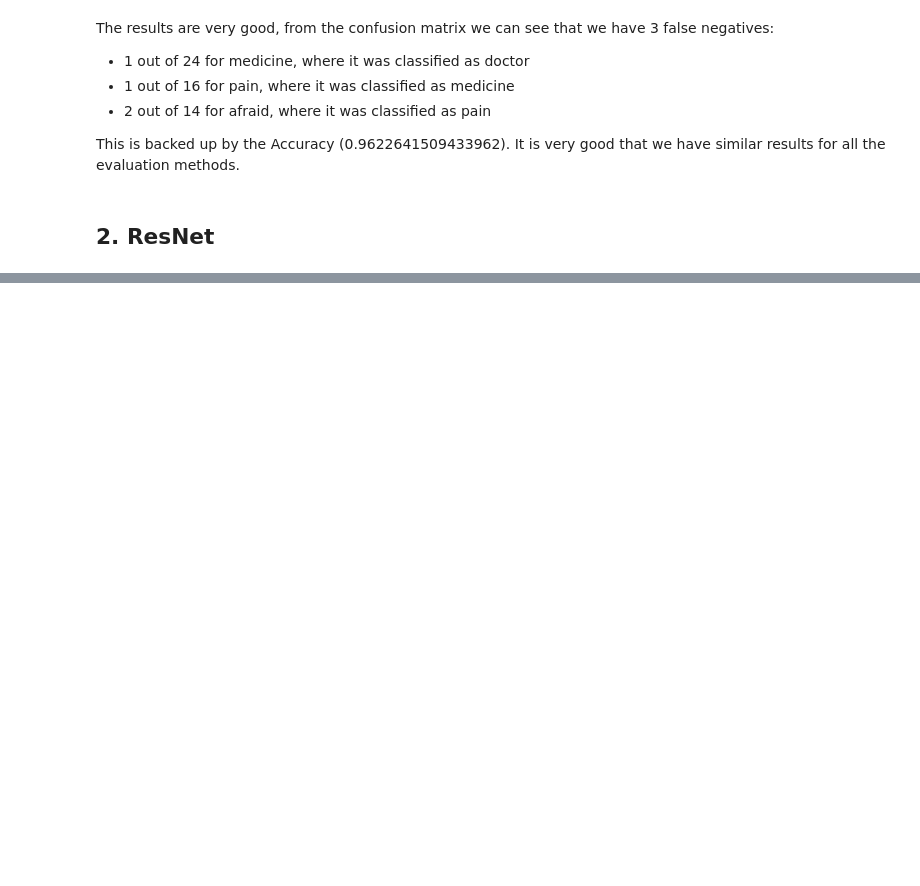
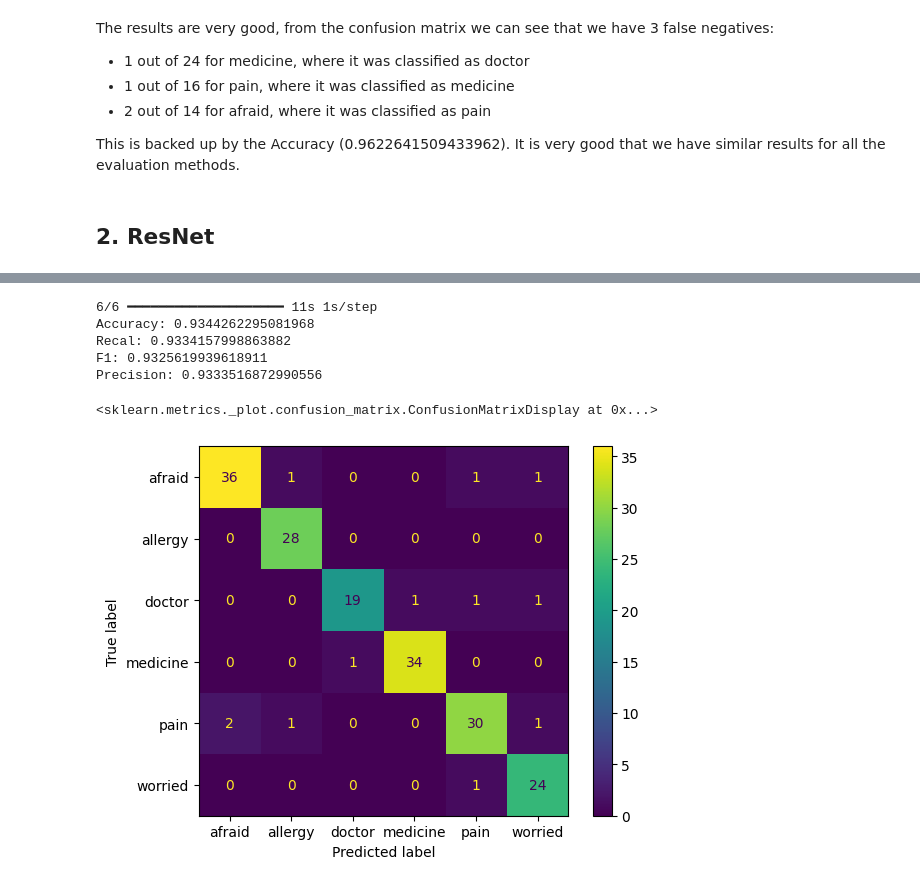
Before and after one commit to andreasZel/AIDL_A02_PROJECT_ZELIOS_ANDREAS, a Jupyter notebook: project_aidlA02_zelios_andreas_0142.ipynb, the cells around one changed output, grey strips where cells are left out. Drawn from its saved outputs; the diff is of its cells as text; code cells hidden in the pictures; blank space fills up the shorter version.

```diff
--- a/project_aidlA02_zelios_andreas_0142.ipynb
+++ b/project_aidlA02_zelios_andreas_0142.ipynb
@@ -710,0 +805,24 @@ This is mainly because I used frozen weights, so maybe resnet does not match my
+# %%
+resNet=ResNet50(weights='imagenet', include_top=False, input_shape=(224,224,3))
+
+for layer in resNet.layers[:-7]:
+    layer.trainable = False
+
+model_res = Sequential()
+model_res.add(resNet)
+
+model_res.add(Flatten())
+model_res.add(Dense(512, activation='relu'))
+model_res.add(Dropout(0.5))
+
+model_res.add(Dense(len(classes), activation='softmax'))
+
+learning_rate = 0.00001
+batch_size = 32
+epochs = 80
+
+adam = Adam(learning_rate=learning_rate)
+early_stop = EarlyStopping(monitor='val_loss', patience=20, restore_best_weights=True)
+save_model_res = ModelCheckpoint('best_model_res.h5', save_best_only=True, monitor='val_loss', mode='min', verbose=2)
+model_res.compile(loss='categorical_crossentropy', optimizer=adam, metrics=['accuracy'])
+history_res = model_res.fit(x_train_n, y_train_n, batch_size=batch_size, epochs=epochs, shuffle = True, verbose=1, validation_data=(x_val, y_val), callbacks=[save_model_res, early_stop])
@@ -710,0 +881,29 @@ This is mainly because I used frozen weights, so maybe resnet does not match my
+# %%
+history_res.model.load_weights('best_model_res.h5')
+
+predictionsres=history_res.model.predict(x_test)
+
+y_pred_classes = np.argmax(predictionsres, axis=1)
+y_true_classes = np.argmax(y_test, axis=1)
+
+accuracy=accuracy_score(y_true_classes, y_pred_classes)
+precision=precision_score(y_true_classes, y_pred_classes, average='macro')# added macro because of error in compile (multiclass)
+recall=recall_score(y_true_classes, y_pred_classes, average='macro')# added macro because of error in compile (multiclass)
+f1=f1_score(y_true_classes, y_pred_classes, average='macro')# added macro because of error in compile (multiclass)
+
+print(f"Accuracy: {accuracy}")
+print(f"Recal: {recall}")
+print(f"F1: {f1}") #f1 macro is what we want, micro is as accuracy
+print(f"Precision: {precision}")
+
+cm5 = confusion_matrix(y_true_classes, y_pred_classes)
+disp5 = ConfusionMatrixDisplay(confusion_matrix=cm5, display_labels=classes)
+disp5.plot()
+# %% [output]
+6/6 ━━━━━━━━━━━━━━━━━━━━ 11s 1s/step
+Accuracy: 0.9344262295081968
+Recal: 0.9334157998863882
+F1: 0.9325619939618911
+Precision: 0.9333516872990556
+<sklearn.metrics._plot.confusion_matrix.ConfusionMatrixDisplay at 0x...>
+[figure, added]
```
Also changed, not shown: parts of 24 cells of this notebook.
